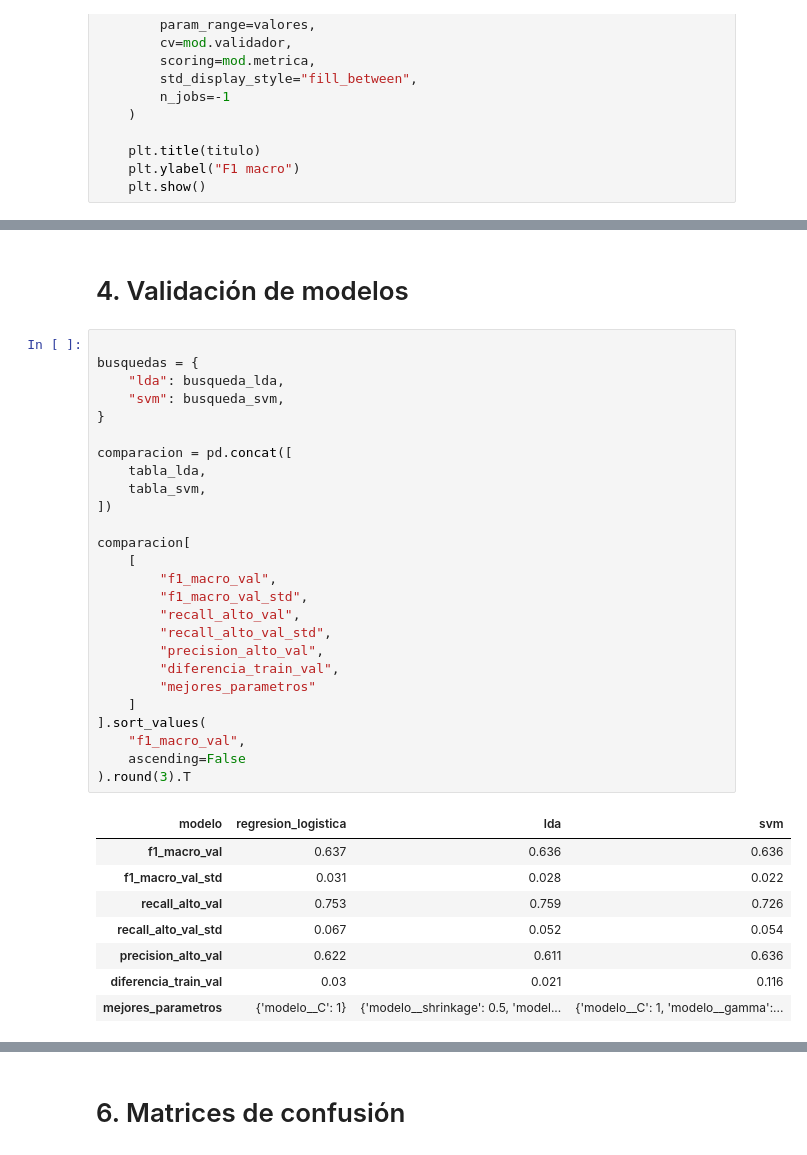
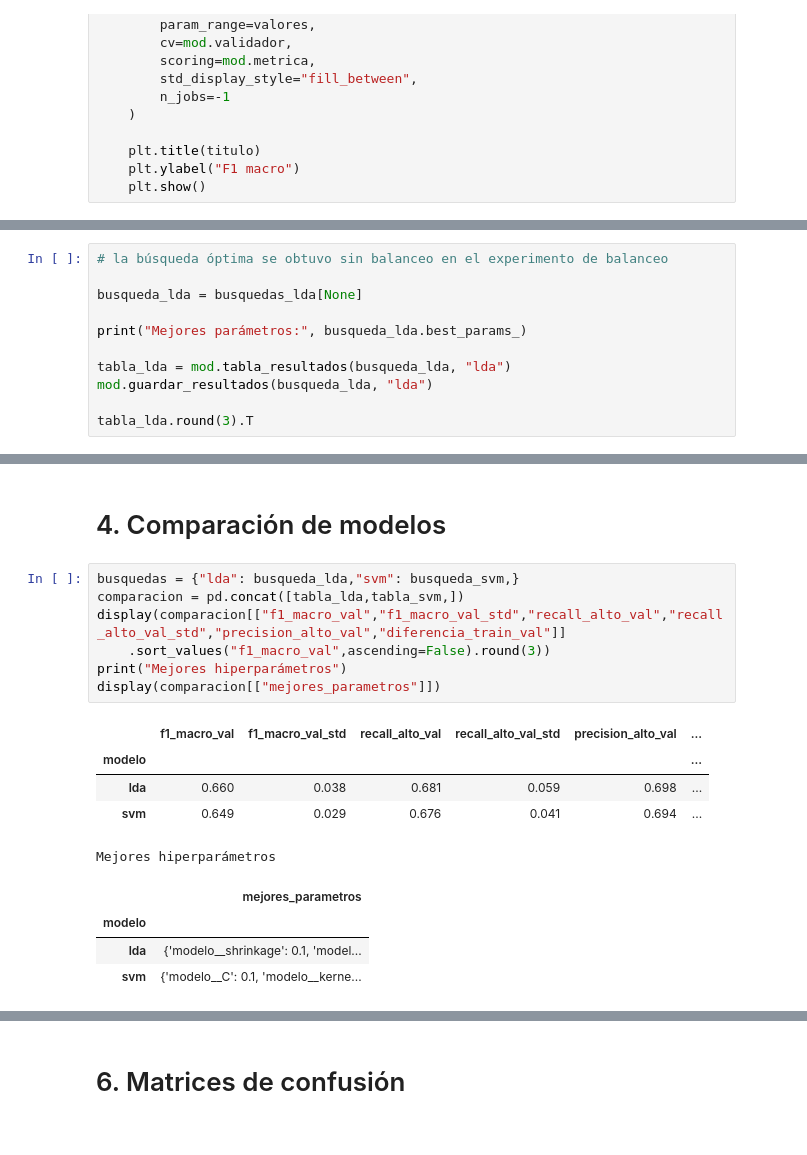
Before and after one commit to enzocastrozn/machine_learning, a Jupyter notebook: src/modelos_enzo.ipynb, the cells around one changed output, grey strips where cells are left out. Drawn from its saved outputs; the diff is of its cells as text.

```diff
--- a/src/modelos_enzo.ipynb
+++ b/src/modelos_enzo.ipynb
@@ -153,0 +298,11 @@ curva_validacion(
+# %%
+# la búsqueda óptima se obtuvo sin balanceo en el experimento de balanceo
+
+busqueda_lda = busquedas_lda[None]
+
+print("Mejores parámetros:", busqueda_lda.best_params_)
+
+tabla_lda = mod.tabla_resultados(busqueda_lda, "lda")
+mod.guardar_resultados(busqueda_lda, "lda")
+
+tabla_lda.round(3).T
@@ -154,37 +337,19 @@ curva_validacion(
 # %% [markdown]
-# 4. Validación de modelos
+# 4. Comparación de modelos
 # %%
-
-busquedas = {
-    "lda": busqueda_lda,
-    "svm": busqueda_svm,
-}
-
-comparacion = pd.concat([
-    tabla_lda,
-    tabla_svm,
-])
-
-comparacion[
-    [
-        "f1_macro_val",
-        "f1_macro_val_std",
-        "recall_alto_val",
-        "recall_alto_val_std",
-        "precision_alto_val",
-        "diferencia_train_val",
-        "mejores_parametros"
-    ]
-].sort_values(
-    "f1_macro_val",
-    ascending=False
-).round(3).T
+busquedas = {"lda": busqueda_lda,"svm": busqueda_svm,}
+comparacion = pd.concat([tabla_lda,tabla_svm,])
+display(comparacion[["f1_macro_val","f1_macro_val_std","recall_alto_val","recall_alto_val_std","precision_alto_val","diferencia_train_val"]]
+    .sort_values("f1_macro_val",ascending=False).round(3))
+print("Mejores hiperparámetros")
+display(comparacion[["mejores_parametros"]])
 # %% [output]
-| modelo | regresion_logistica | lda | svm |
-| f1_macro_val | 0.637 | 0.636 | 0.636 |
-| f1_macro_val_std | 0.031 | 0.028 | 0.022 |
-| recall_alto_val | 0.753 | 0.759 | 0.726 |
-| recall_alto_val_std | 0.067 | 0.052 | 0.054 |
-| precision_alto_val | 0.622 | 0.611 | 0.636 |
-| diferencia_train_val | 0.03 | 0.021 | 0.116 |
-| mejores_parametros | {'modelo__C': 1} | {'modelo__shrinkage': 0.5, 'model... | {'modelo__C': 1, 'modelo__gamma':... |
+|  | f1_macro_val | f1_macro_val_std | recall_alto_val | recall_alto_val_std | precision_alto_val | ... |
+| modelo |  |  |  |  |  | ... |
+| lda | 0.660 | 0.038 | 0.681 | 0.059 | 0.698 | ... |
+| svm | 0.649 | 0.029 | 0.676 | 0.041 | 0.694 | ... |
+Mejores hiperparámetros
+|  | mejores_parametros |
+| modelo |  |
+| lda | {'modelo__shrinkage': 0.1, 'model... |
+| svm | {'modelo__C': 0.1, 'modelo__kerne... |
```
Also changed, not shown: parts of 20 cells of this notebook.
